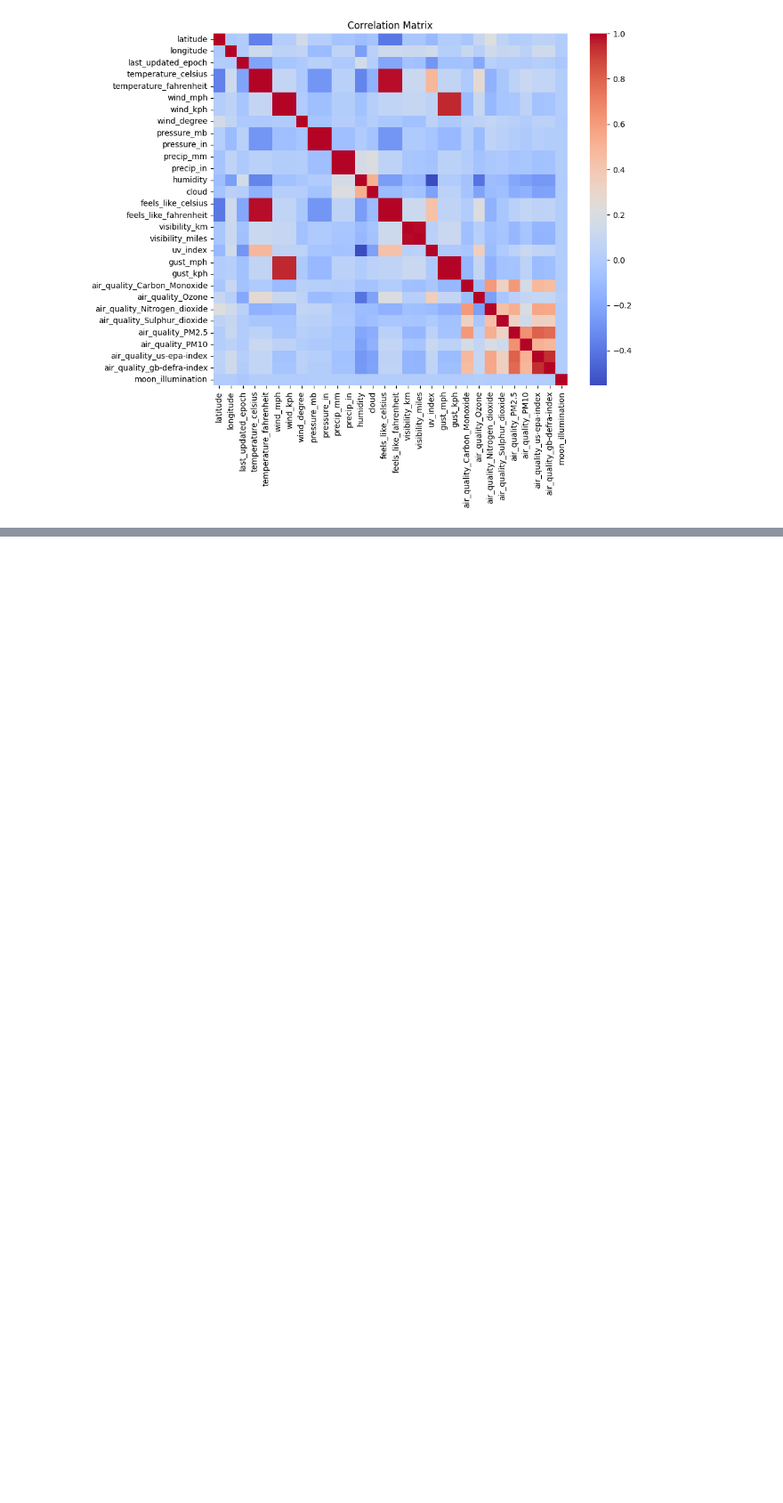
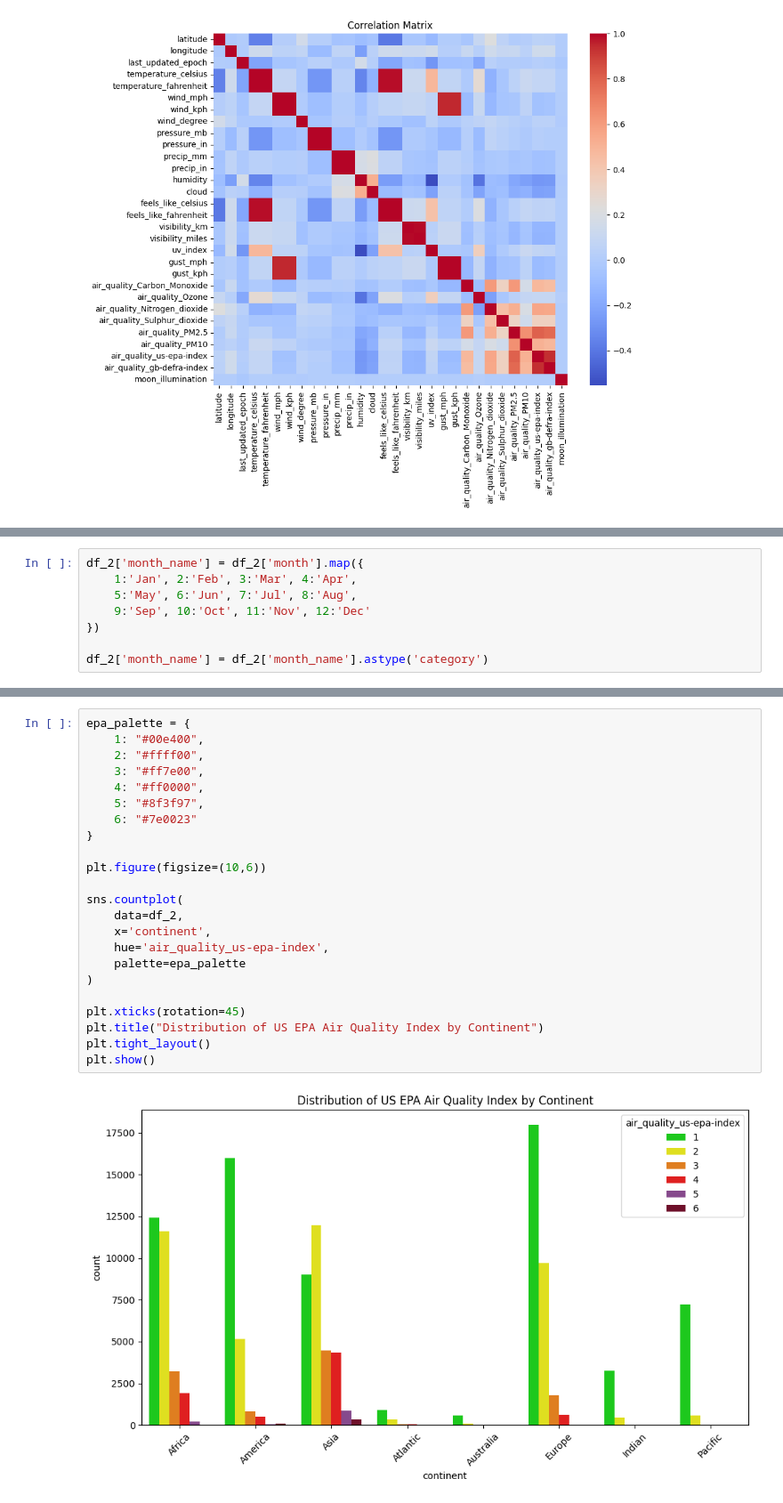
Before and after one commit to leagravellard/Memoire, a Jupyter notebook: notebooks/01_exploration.ipynb, the cells around one changed output, grey strips where cells are left out. Shown at 89% size. Cells and saved outputs as stored; diff of their text form; blank space fills up the shorter version.

```diff
--- a/notebooks/01_exploration.ipynb
+++ b/notebooks/01_exploration.ipynb
@@ -413,0 +571,8 @@ plt.show()
+# %%
+df_2['month_name'] = df_2['month'].map({
+    1:'Jan', 2:'Feb', 3:'Mar', 4:'Apr',
+    5:'May', 6:'Jun', 7:'Jul', 8:'Aug',
+    9:'Sep', 10:'Oct', 11:'Nov', 12:'Dec'
+})
+
+df_2['month_name'] = df_2['month_name'].astype('category')
@@ -413,0 +650,25 @@ plt.show()
+# %%
+epa_palette = {
+    1: "#00e400",
+    2: "#ffff00",
+    3: "#ff7e00",
+    4: "#ff0000",
+    5: "#8f3f97",
+    6: "#7e0023"
+}
+
+plt.figure(figsize=(10,6))
+
+sns.countplot(
+    data=df_2,
+    x='continent',
+    hue='air_quality_us-epa-index',
+    palette=epa_palette
+)
+
+plt.xticks(rotation=45)
+plt.title("Distribution of US EPA Air Quality Index by Continent")
+plt.tight_layout()
+plt.show()
+# %% [output]
+[figure, added]
```
Also changed, not shown: parts of 34 cells of this notebook.
